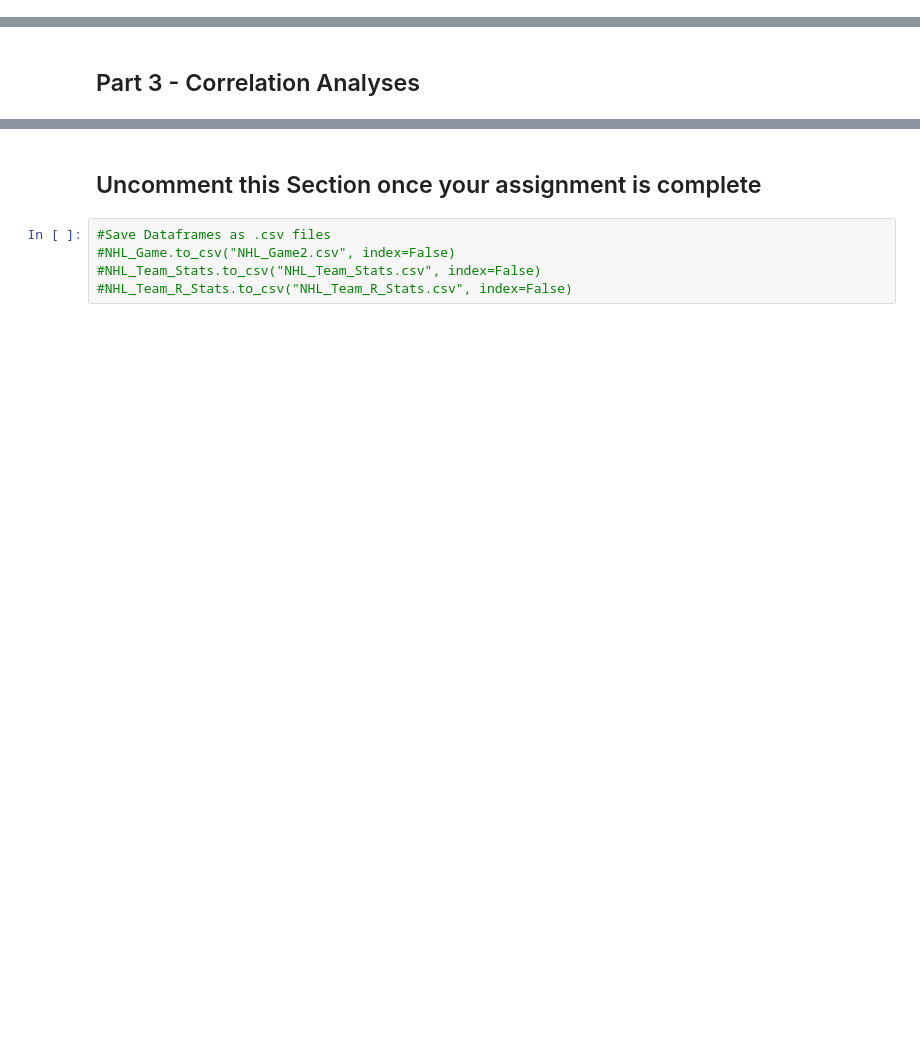
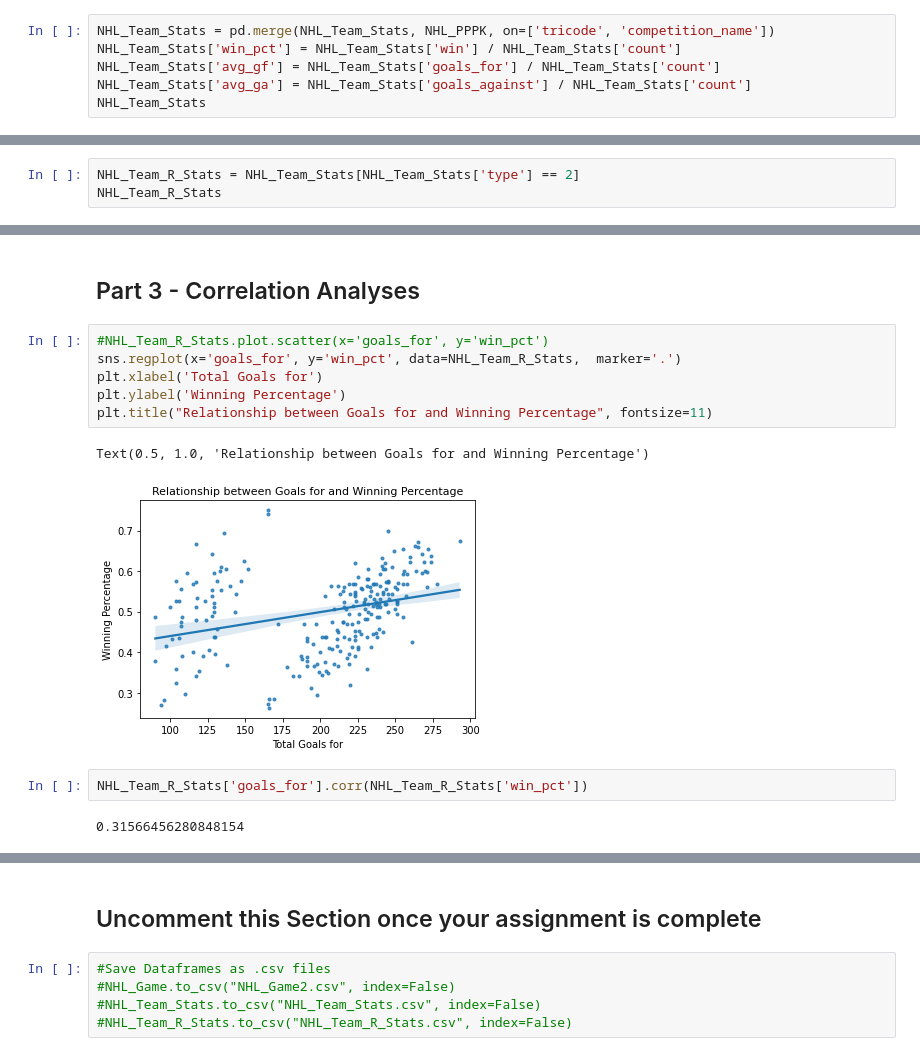
Before and after one commit to marti397/pythonprojects, a Jupyter notebook: Foundations_of_Sports_Analytics/week2/Week 2 Assignment.ipynb, the cells around one changed output, grey strips where cells are left out. Saved outputs shown, nothing was run; the diff lists cells and outputs as text; blank space fills up the shorter version.

```diff
--- a/Foundations_of_Sports_Analytics/week2/Week 2 Assignment.ipynb
+++ b/Foundations_of_Sports_Analytics/week2/Week 2 Assignment.ipynb
@@ -262,0 +303,6 @@ NHL_PPPK.head()
+# %%
+NHL_Team_Stats = pd.merge(NHL_Team_Stats, NHL_PPPK, on=['tricode', 'competition_name'])
+NHL_Team_Stats['win_pct'] = NHL_Team_Stats['win'] / NHL_Team_Stats['count']
+NHL_Team_Stats['avg_gf'] = NHL_Team_Stats['goals_for'] / NHL_Team_Stats['count']
+NHL_Team_Stats['avg_ga'] = NHL_Team_Stats['goals_against'] / NHL_Team_Stats['count']
+NHL_Team_Stats
@@ -262,0 +323,3 @@ NHL_PPPK.head()
+# %%
+NHL_Team_R_Stats = NHL_Team_Stats[NHL_Team_Stats['type'] == 2]
+NHL_Team_R_Stats
@@ -265,2 +384,15 @@ NHL_PPPK.head()
 # %% [markdown]
 ## Part 3 - Correlation Analyses
+# %%
+#NHL_Team_R_Stats.plot.scatter(x='goals_for', y='win_pct')
+sns.regplot(x='goals_for', y='win_pct', data=NHL_Team_R_Stats,  marker='.')
+plt.xlabel('Total Goals for')
+plt.ylabel('Winning Percentage')
+plt.title("Relationship between Goals for and Winning Percentage", fontsize=11)
+# %% [output]
+Text(0.5, 1.0, 'Relationship between Goals for and Winning Percentage')
+[figure, added]
+# %%
+NHL_Team_R_Stats['goals_for'].corr(NHL_Team_R_Stats['win_pct'])
+# %% [output]
+0.31566456280848154
```
Also changed, not shown: parts of 19 cells of this notebook.
